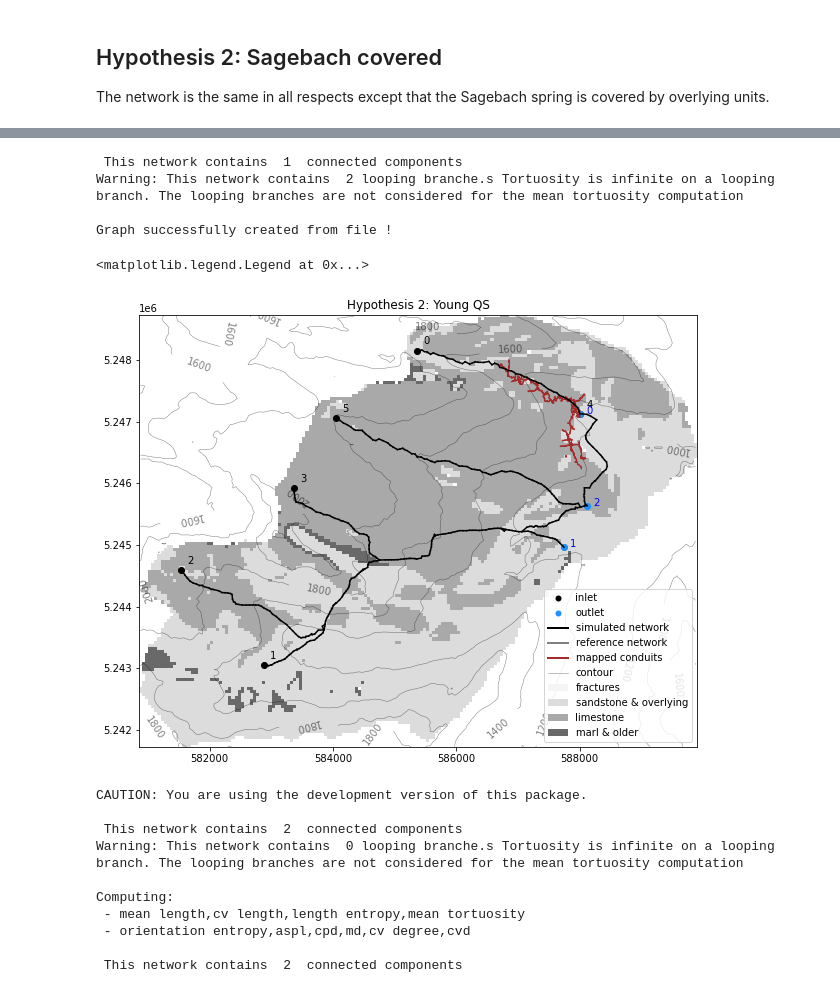
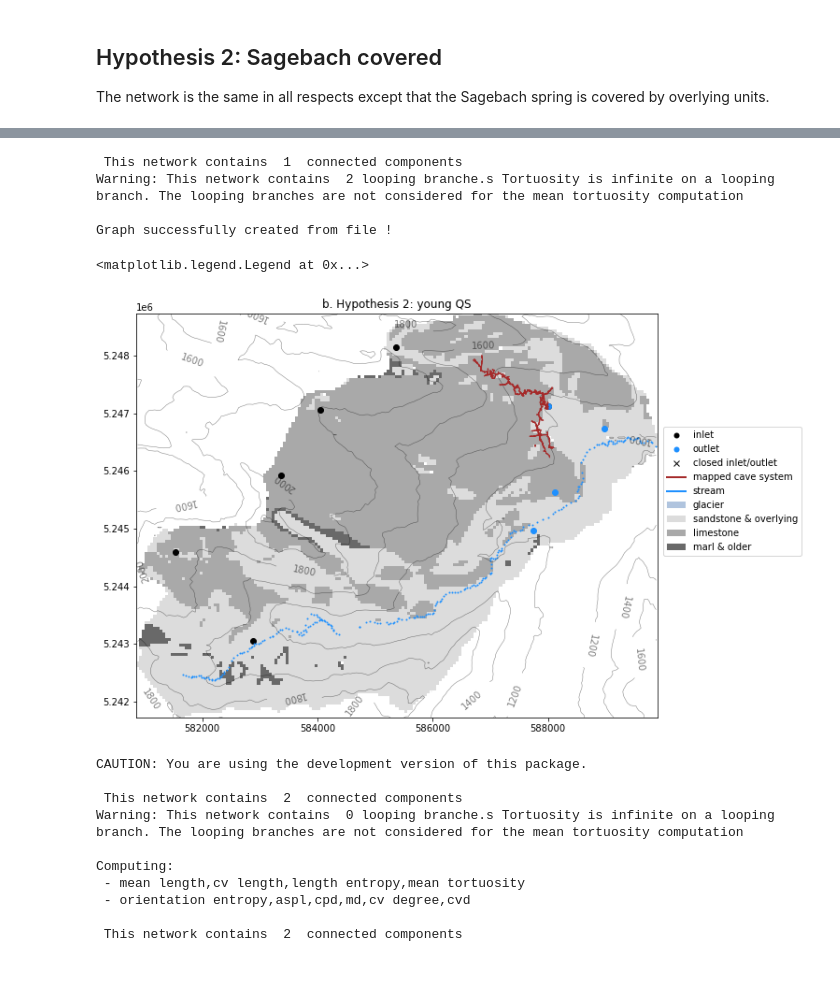
Before and after one commit to randlab/pyKasso, a Jupyter notebook: notebooks/Paper3.ipynb, the cells around one changed output, grey strips where cells are left out. Drawn from its saved outputs; the diff is of its cells as text; code cells hidden in the pictures.

```diff
--- a/notebooks/Paper3.ipynb
+++ b/notebooks/Paper3.ipynb
@@ -352,7 +356,7 @@ Computing:
 # %%
 f = plt.figure(figsize=(10,10))
 ax = f.add_subplot(111, aspect='equal')
-ax.set_title('Hypothesis 1: Glaciation')
+ax.set_title('a. Hypothesis 1: glaciation')
 
 cmap_glac = matplotlib.colors.ListedColormap(['white','gainsboro','darkgrey','dimgrey','dimgrey','lightsteelblue'])   #geology colormap
 faults = catchment.get_faults().copy()                                           #get faults array
@@ -365,13 +369,15 @@ plt.imshow(catchment.get_geology(), origin='lower', extent=catchment.grid.extent
 #plt.imshow(frac,                    origin='lower', extent=catchment.grid.extent, cmap=cmap_frac,  vmin=0,vmax=1)
 c = plt.contour(catchment.grid.X,catchment.grid.Y, catchment.geology.data['topography']['data'], colors=['k'], alpha=0.5, linewidths=0.5)
 plt.clabel(c, inline=True, inline_spacing=20, fontsize=10, fmt='%1.0f', rightside_up=False, use_clabeltext=True)
-load_network(data='inputs/gottesacker/base', plot=True, ax=ax, alpha=0.5)                                                 #plot base network
+#load_network(data='inputs/gottesacker/base', plot=True, ax=ax, alpha=0.5)                                                 #plot base network
 load_network('inputs/paper3/holloch3D', clean=True, plot=True, ax=ax, color='brown')
-catchment.show_network(ax=ax, data=catchment.karst_simulations[0], simplify=False, labels=[], plot_nodes=False, legend=False, color='k')
+#catchment.show_network(ax=ax, data=catchment.karst_simulations[0], simplify=False, labels=[], plot_nodes=False, legend=False, color='k')
 plt.scatter(catchment.inlets[:,0],  catchment.inlets[:,1],  c='k')
 plt.scatter(catchment.outlets[:,0], catchment.outlets[:,1], c='dodgerblue')
+plt.scatter([582880.85],[ 5243055.12  ], c='k')
+plt.scatter([588979.5, 587747.52, 588123.61],[5246730.86, 5244963.63, 5245638.24], c='dodgerblue')
 
-label = True
+label = False
 if label:
     inlet_labels  = ['N1', 'N11', 'N16',  'N6']
     outlet_labels = ['QO']
@@ -382,14 +388,14 @@ if label:
 
 legend = [matplotlib.lines.Line2D([0], [0], marker='o', color='none', markerfacecolor='k', markeredgecolor='none', label='inlet'),
           matplotlib.lines.Line2D([0], [0], marker='o', color='none', markerfacecolor='dodgerblue', markeredgecolor='none', label='outlet'),
-          matplotlib.lines.Line2D([0], [0], color='k',     lw=2,   label='simulated network'),
-          matplotlib.lines.Line2D([0], [0], color='gray',  lw=2,   label='reference network'),
-          matplotlib.lines.Line2D([0], [0], color='brown', lw=2,   label='mapped conduits'),
-          matplotlib.lines.Line2D([0], [0], color='gray',  lw=0.5, label='contour'),
+          #matplotlib.lines.Line2D([0], [0], color='k',     lw=2,   label='simulated network'),
+          #matplotlib.lines.Line2D([0], [0], color='gray',  lw=2,   label='reference network'),
+          matplotlib.lines.Line2D([0], [0], color='brown', lw=2,   label='mapped cave system'),
+          #matplotlib.lines.Line2D([0], [0], color='gray',  lw=0.5, label='contour'),
           matplotlib.patches.Patch(facecolor='lightsteelblue', label='glacier'),
           #matplotlib.patches.Patch(facecolor='whitesmoke', label='fractures'),
           matplotlib.patches.Patch(facecolor='gainsboro',  label='sandstone & overlying'),
           matplotlib.patches.Patch(facecolor='darkgray',   label='limestone'),
           matplotlib.patches.Patch(facecolor='dimgrey',    label='marl & older')]
-plt.legend(handles=legend, loc=[.725,.01]) #to put on right side: loc=[1.01,0.5], to put in right corner: loc=[0.72,0.01], to put in left corner: loc=[0.01,0.01]
+plt.legend(handles=legend, loc=[1.01, 0.4]) #to put on right side: loc=[1.01,0.5], to put in right corner: loc=[0.72,0.01], to put in left corner: loc=[0.01,0.01]
 # %% [output]
@@ -507,47 +507,56 @@ Computing:
 # %%
 f = plt.figure(figsize=(10,10))
 ax = f.add_subplot(111, aspect='equal')
-ax.set_title('Hypothesis 2: Young QS')
+ax.set_title('b. Hypothesis 2: young QS')
 
 faults = catchment.get_faults().copy()                                           #get faults array
 faults[faults<1] = -1                                                            #set non-fault cells to not display
 frac = catchment.get_fractures().copy()                                           #get faults array
 frac[frac<1] = -1                                                            #set non-fault cells to not display
 
 
 plt.imshow(catchment.get_geology(), origin='lower', extent=catchment.grid.extent, cmap=cmap_geo)
 #plt.imshow(faults,                  origin='lower', extent=catchment.grid.extent, cmap=cmap_frac,     vmin=0,vmax=1)
 #plt.imshow(frac,                    origin='lower', extent=catchment.grid.extent, cmap=cmap_frac,     vmin=0,vmax=1)
 c = plt.contour(catchment.grid.X,catchment.grid.Y, catchment.geology.data['topography']['data'], colors=['k'], alpha=0.5, linewidths=0.5)
 plt.clabel(c, inline=True, inline_spacing=20, fontsize=10, fmt='%1.0f', rightside_up=False, use_clabeltext=True)
 #load_network('inputs/gottesacker/base', plot=True, ax=ax, alpha=0.5)                                                 #plot base network
 load_network('inputs/paper3/holloch3D', clean=True, plot=True, ax=ax, color='brown')
-catchment.show_network(ax=ax, data=catchment.karst_simulations[0], simplify=False, labels=[ ], plot_nodes=False, legend=False, color='k')
+#catchment.show_network(ax=ax, data=catchment.karst_simulations[0], simplify=False, labels=[ ], plot_nodes=False, legend=False, color='k')
 plt.scatter(catchment.inlets[:,0],  catchment.inlets[:,1],  c='k')
 plt.scatter(catchment.outlets[:,0], catchment.outlets[:,1], c='dodgerblue')
-for i,inlet in enumerate(catchment.inlets):
-    ax.annotate(str(i), xy=(inlet[0]+100,inlet[1]+100),color='k')
-for o,outlet in enumerate(catchment.outlets):
-    ax.annotate(str(o), xy=(outlet[0]+100,outlet[1]),color='b')
+plt.scatter([588979.5  ],[5246730.86], c='dodgerblue')
+plt.scatter(streams[:,0], streams[:,1], c='dodgerblue', s=1)
+
+
+label = False
+if label:
+    for i,inlet in enumerate(catchment.inlets):
+        ax.annotate(str(i), xy=(inlet[0]+100,inlet[1]+100),color='k')
+    for o,outlet in enumerate(catchment.outlets):
+        ax.annotate(str(o), xy=(outlet[0]+100,outlet[1]),color='b')
 
 legend = [matplotlib.lines.Line2D([0], [0], marker='o', color='none', markerfacecolor='k', markeredgecolor='none', label='inlet'),
           matplotlib.lines.Line2D([0], [0], marker='o', color='none', markerfacecolor='dodgerblue', markeredgecolor='none', label='outlet'),
-          matplotlib.lines.Line2D([0], [0], color='k',     lw=2,   label='simulated network'),
-          matplotlib.lines.Line2D([0], [0], color='gray',  lw=2,   label='reference network'),
-          matplotlib.lines.Line2D([0], [0], color='brown', lw=2,   label='mapped conduits'),
-          matplotlib.lines.Line2D([0], [0], color='gray',  lw=0.5, label='contour'),
-          matplotlib.patches.Patch(facecolor='whitesmoke', label='fractures'),
+          matplotlib.lines.Line2D([0], [0], marker='x', color='none', markerfacecolor='k', markeredgecolor='k', label='closed inlet/outlet'),
+          #matplotlib.lines.Line2D([0], [0], color='k',     lw=2,   label='simulated network'),
+          #matplotlib.lines.Line2D([0], [0], color='gray',  lw=2,   label='reference network'),
+          matplotlib.lines.Line2D([0], [0], color='brown', lw=2,   label='mapped cave system'),
+          matplotlib.lines.Line2D([0], [0], color='dodgerblue', lw=2,   label='stream'),
+          #matplotlib.lines.Line2D([0], [0], color='gray',  lw=0.5, label='contour'),
+          #matplotlib.patches.Patch(facecolor='whitesmoke', label='fractures'),
+          matplotlib.patches.Patch(facecolor='lightsteelblue', label='glacier'),
           matplotlib.patches.Patch(facecolor='gainsboro', label='sandstone & overlying'),
           matplotlib.patches.Patch(facecolor='darkgray',  label='limestone'),
           matplotlib.patches.Patch(facecolor='dimgrey',   label='marl & older')]
-plt.legend(handles=legend, loc=[.725,.01]) #to put on right side: loc=[1.01,0.5], to put in right corner: loc=[0.72,0.01], to put in left corner: loc=[0.01,0.01]
+plt.legend(handles=legend, loc=[1.01,0.4]) #to put on right side: loc=[1.01,0.5], to put in right corner: loc=[0.72,0.01], to put in left corner: loc=[0.01,0.01]
 # %% [output]
  This network contains  1  connected components
 Warning: This network contains  2 looping branche.s Tortuosity is infinite on a looping branch. The looping branches are not considered for the mean tortuosity computation
 
 Graph successfully created from file !
 <matplotlib.legend.Legend at 0x...>
-[figure, old version]
+[figure, new version]
 # %%
 #Iterate over many versions:
 shuffle = False
```
Also changed, not shown: parts of 6 cells of this notebook, 2 other files.
